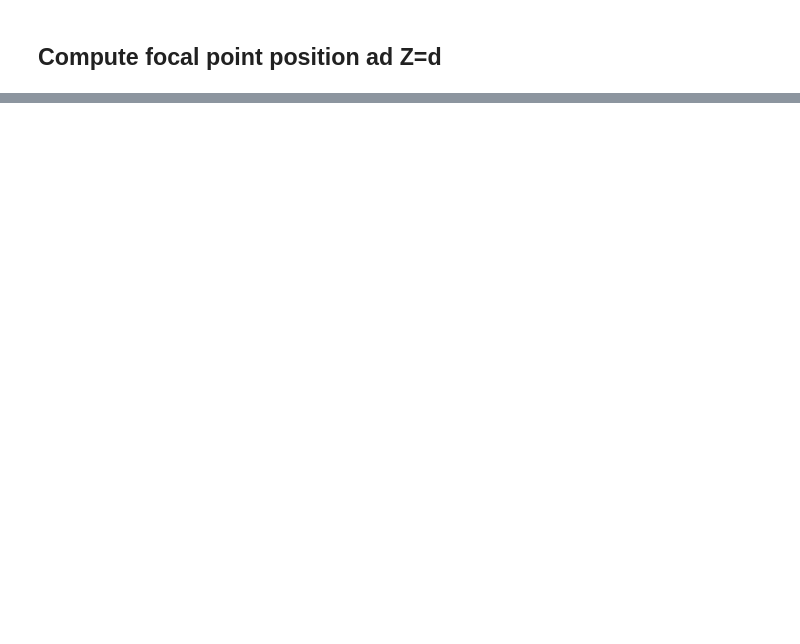
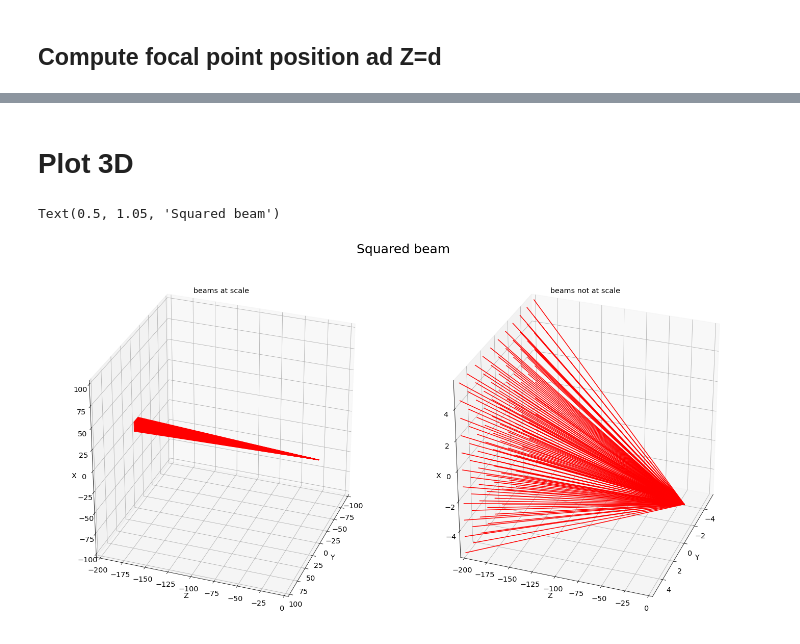
Before and after one commit to LSSTDESC/ATgeomPSFsim, a Jupyter notebook: tools/MakeBeam.ipynb, the cells around one changed output, grey strips where cells are left out. Saved outputs shown, nothing was run; the diff lists cells and outputs as text; code cells hidden in the pictures; blank space fills up the shorter version.

Commit message:
add3D view of beam

```diff
--- a/tools/MakeBeam.ipynb
+++ b/tools/MakeBeam.ipynb
@@ -289,0 +314,69 @@ df
+# %% [markdown]
+
+# Plot 3D
+# %%
+X0=np.asarray(df["X0"].values).astype(np.float64)
+Y0=np.asarray(df["Y0"].values).astype(np.float64)
+Z0=np.asarray(df["Z0"].values).astype(np.float64)
+# %%
+X1=np.asarray(df["X1"].values).astype(np.float64)
+Y1=np.asarray(df["Y1"].values).astype(np.float64)
+Z1=np.asarray(df["Z1"].values).astype(np.float64)
+# %%
+N=len(df)
+# %%
+all_X=np.concatenate((X0,X1))
+all_Y=np.concatenate((Y0,Y1))
+all_Z=np.concatenate((Z0,Z1))
+# %%
+fig = plt.figure()
+fig.set_size_inches(20,10)
+#ax = fig.add_subplot(111, projection='3d', aspect='equal')
+ax = fig.add_subplot(121, projection='3d')
+ax.view_init(azim=20)
+
+
+for i in np.arange(N):
+    xs=(Y0[i],Y1[i])
+    ys=(Z0[i],Z1[i])
+    zs=(X0[i],X1[i])
+    line = plt3d.art3d.Line3D(xs, ys, zs,color="red")
+    ax.add_line(line)
+
+ax.set_xlim3d(all_Y.min(), all_Y.max())
+ax.set_ylim3d(all_Z.min(), all_Z.max())
+ax.set_zlim3d(all_X.min(), all_X.max())
+ax.set_xlabel('Y')
+ax.set_ylabel('Z')
+ax.set_zlabel('X')
+ax.set_title('beams at scale')
+
+set_aspect_equal_3d(ax)
+
+
+ax = fig.add_subplot(122, projection='3d')
+ax.view_init(azim=20)
+
+
+for i in np.arange(N):
+    xs=(Y0[i],Y1[i])
+    ys=(Z0[i],Z1[i])
+    zs=(X0[i],X1[i])
+    line = plt3d.art3d.Line3D(xs, ys, zs,color="red")
+    ax.add_line(line)
+
+ax.set_xlim3d(all_Y.min(), all_Y.max())
+ax.set_ylim3d(all_Z.min(), all_Z.max())
+ax.set_zlim3d(all_X.min(), all_X.max())
+ax.set_xlabel('Y')
+ax.set_ylabel('Z')
+ax.set_zlabel('X')
+ax.set_title('beams not at scale')
+
+#set_aspect_equal_3d(ax)
+
+plt.tight_layout()
+plt.suptitle("Squared beam",Y=1.05,fontsize=25)
+# %% [output]
+Text(0.5, 1.05, 'Squared beam')
+[figure, added]
```
Also changed, not shown: parts of 13 cells of this notebook.
